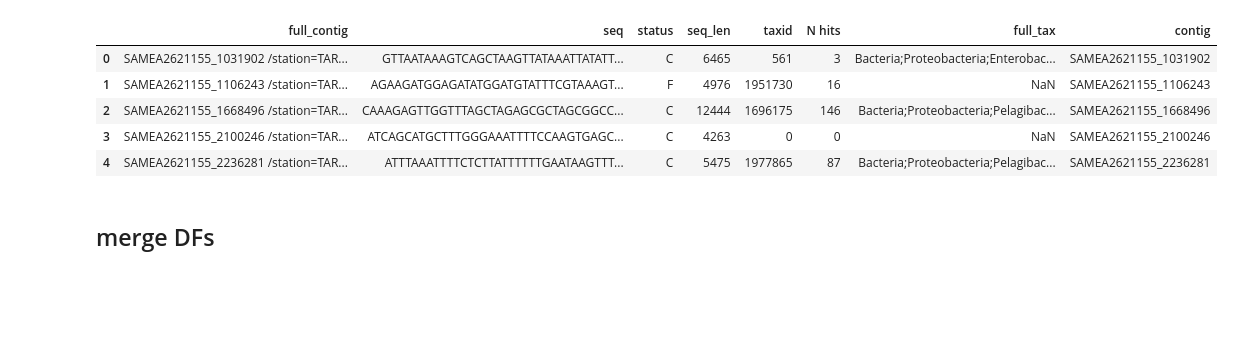
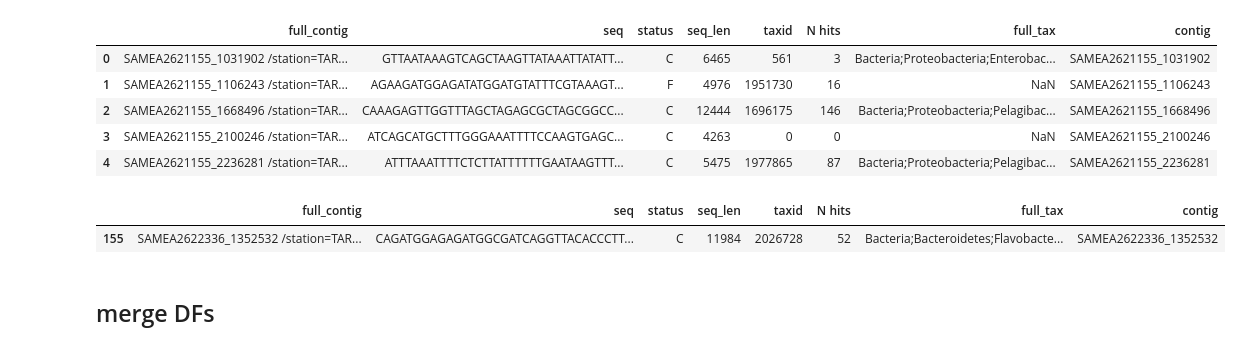
Before and after one commit to BejaLab/helio_tax, a Jupyter notebook: Merge_onecodex_tax_to_graftM_rhodopsin_contigs.ipynb, the cells around one changed output. Saved outputs shown, nothing was run; the diff lists cells and outputs as text; code cells hidden in the pictures; blank space fills up the shorter version.

```diff
--- a/Merge_onecodex_tax_to_graftM_rhodopsin_contigs.ipynb
+++ b/Merge_onecodex_tax_to_graftM_rhodopsin_contigs.ipynb
@@ -117,6 +117,11 @@ onecodex.head()
 | 2 | SAMEA2621155_1668496 /station=TAR... | CAAAGAGTTGGTTTAGCTAGAGCGCTAGCGGCC... | C | 12444 | 1696175 | 146 | Bacteria;Proteobacteria;Pelagibac... | SAMEA2621155_1668496 |
 | 3 | SAMEA2621155_2100246 /station=TAR... | ATCAGCATGCTTTGGGAAATTTTCCAAGTGAGC... | C | 4263 | 0 | 0 | NaN | SAMEA2621155_2100246 |
 | 4 | SAMEA2621155_2236281 /station=TAR... | ATTTAAATTTTCTCTTATTTTTTGAATAAGTTT... | C | 5475 | 1977865 | 87 | Bacteria;Proteobacteria;Pelagibac... | SAMEA2621155_2236281 |
+# %%
+onecodex.loc[onecodex["contig"]=="SAMEA2622336_1352532"]
+# %% [output]
+|  | full_contig | seq | status | seq_len | taxid | N hits | full_tax | contig |
+| 155 | SAMEA2622336_1352532 /station=TAR... | CAGATGGAGAGATGGCGATCAGGTTACACCCTT... | C | 11984 | 2026728 | 52 | Bacteria;Bacteroidetes;Flavobacte... | SAMEA2622336_1352532 |
 # %% [markdown]
 ## merge DFs
 # %%
```
Also changed, not shown: parts of 1 cell of this notebook, 28 other files.
